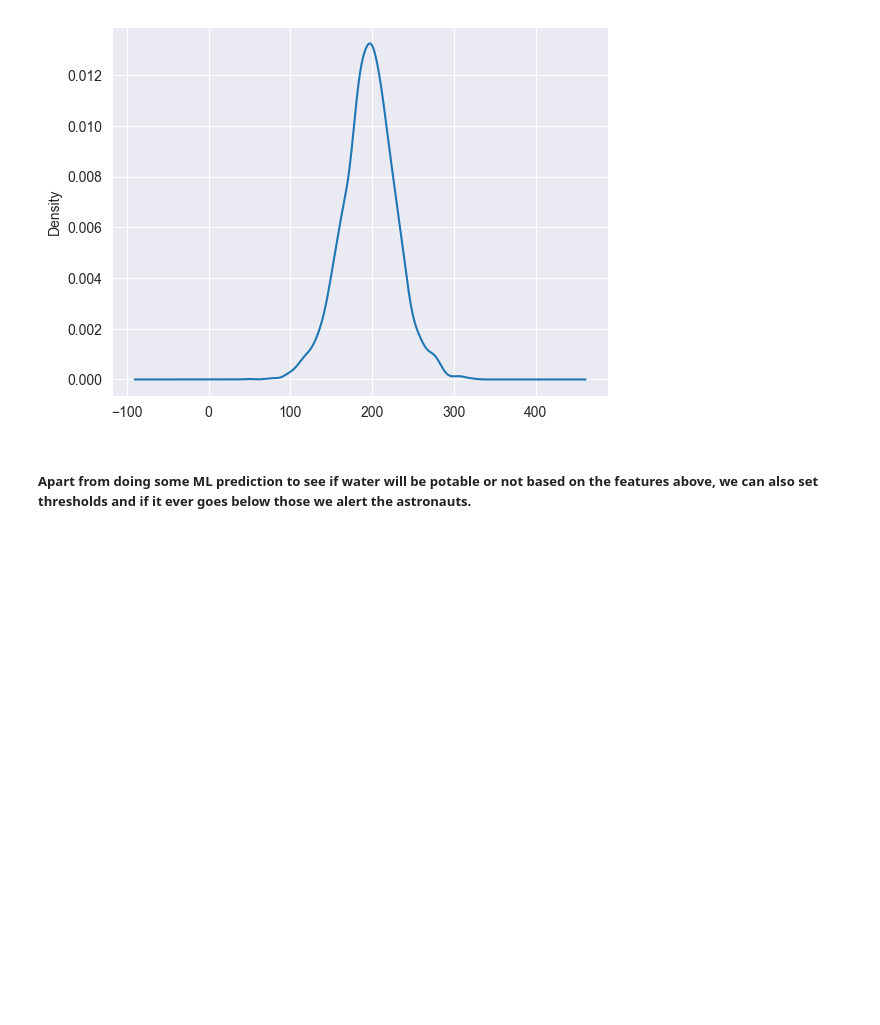
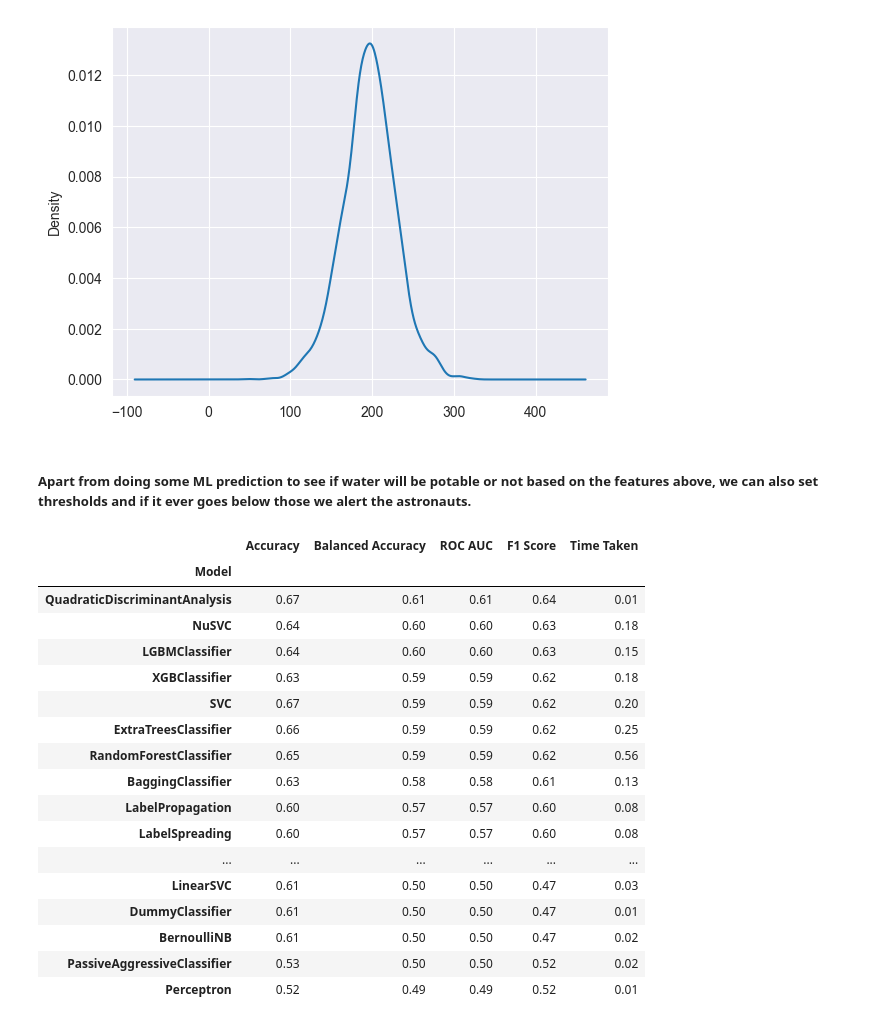
Before and after one commit to EMezzi/MarsDoctors, a Jupyter notebook: EDA/habitat_water_EDA.ipynb, the cells around one changed output. Drawn from its saved outputs; the diff is of its cells as text; code cells hidden in the pictures; blank space fills up the shorter version.

Commit message:
feat: Added some simple EDA for energy and water datasets for the habitat. They both will work well for some predictive ML plus some heuristics.

```diff
--- a/EDA/habitat_water_EDA.ipynb
+++ b/EDA/habitat_water_EDA.ipynb
@@ -109,3 +111,30 @@ Name: Hardness, dtype: float64
 [figure]
 # %% [markdown]
 ##### Apart from doing some ML prediction to see if water will be potable or not based on the features above, we can also set thresholds and if it ever goes below those we alert the astronauts.
+# %%
+# LGBM best model <3
+y= water_dataset["Potability"]
+X = water_dataset.drop(columns=["Potability"])
+X_train, X_test, y_train, y_test = train_test_split(X, y, test_size = .7, random_state = 42)
+clf = LazyClassifier(verbose=0,ignore_warnings=True, custom_metric=None)
+models,predictions = clf.fit(X_train, X_test, y_train, y_test)
+models
+# %% [output]
+|  | Accuracy | Balanced Accuracy | ROC AUC | F1 Score | Time Taken |
+| Model |  |  |  |  |  |
+| QuadraticDiscriminantAnalysis | 0.67 | 0.61 | 0.61 | 0.64 | 0.01 |
+| NuSVC | 0.64 | 0.60 | 0.60 | 0.63 | 0.18 |
+| LGBMClassifier | 0.64 | 0.60 | 0.60 | 0.63 | 0.15 |
+| XGBClassifier | 0.63 | 0.59 | 0.59 | 0.62 | 0.18 |
+| SVC | 0.67 | 0.59 | 0.59 | 0.62 | 0.20 |
+| ExtraTreesClassifier | 0.66 | 0.59 | 0.59 | 0.62 | 0.25 |
+| RandomForestClassifier | 0.65 | 0.59 | 0.59 | 0.62 | 0.56 |
+| BaggingClassifier | 0.63 | 0.58 | 0.58 | 0.61 | 0.13 |
+| LabelPropagation | 0.60 | 0.57 | 0.57 | 0.60 | 0.08 |
+| LabelSpreading | 0.60 | 0.57 | 0.57 | 0.60 | 0.08 |
+| ... | ... | ... | ... | ... | ... |
+| LinearSVC | 0.61 | 0.50 | 0.50 | 0.47 | 0.03 |
+| DummyClassifier | 0.61 | 0.50 | 0.50 | 0.47 | 0.01 |
+| BernoulliNB | 0.61 | 0.50 | 0.50 | 0.47 | 0.02 |
+| PassiveAggressiveClassifier | 0.53 | 0.50 | 0.50 | 0.52 | 0.02 |
+| Perceptron | 0.52 | 0.49 | 0.49 | 0.52 | 0.01 |
```
Also changed, not shown: parts of 1 cell of this notebook, 1 other file.
